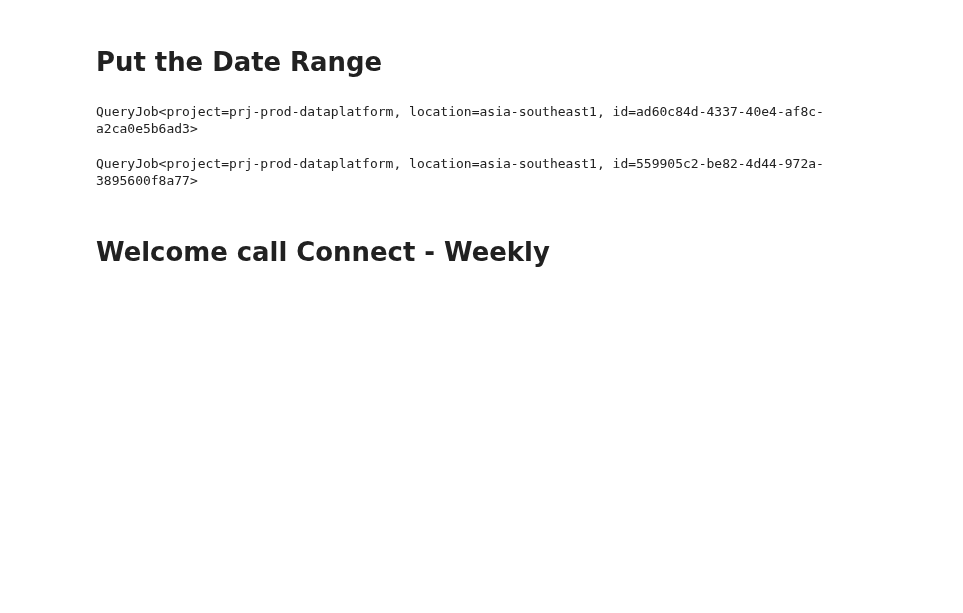
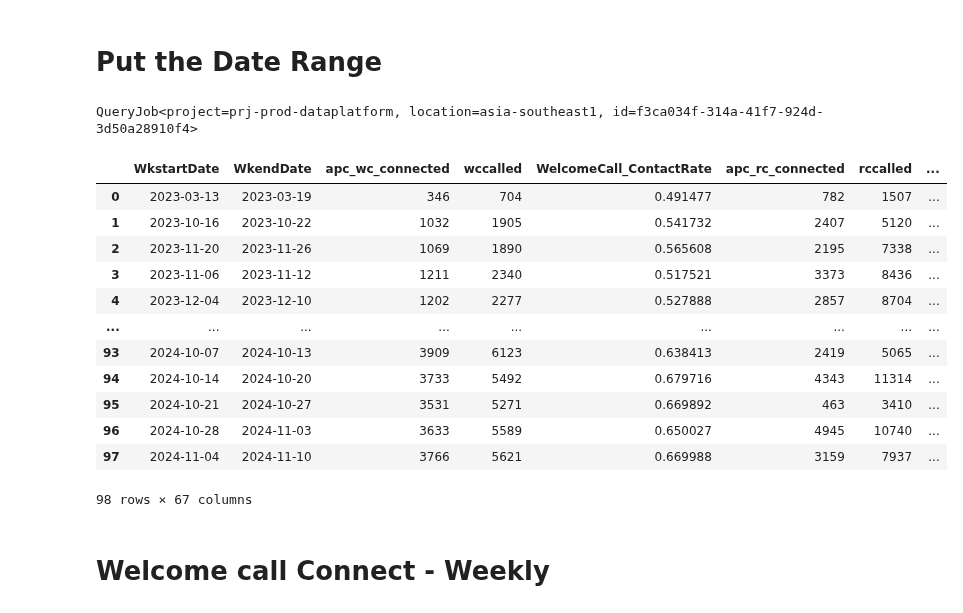
Before and after one commit to dchakroborti-tonik/WeeklyKPI, a Jupyter notebook: Notebook/New_KPI_Weekly_Report_V7.ipynb, the cells around one changed output. Drawn from its saved outputs; the diff is of its cells as text; code cells hidden in the pictures; blank space fills up the shorter version.

```diff
--- a/Notebook/New_KPI_Weekly_Report_V7.ipynb
+++ b/Notebook/New_KPI_Weekly_Report_V7.ipynb
@@ -31,28 +31,40 @@ ed = '2024-11-10'
 # %%
-# sq = f"""delete from `dap_ds_poweruser_playground.collection_Weekly_kpi_v6` where WkstartDate = ('{sd}')"""
+sq = f"""delete from `dap_ds_poweruser_playground.collection_Weekly_kpi_v6` where WkstartDate = ('{sd}')"""
 
-# client.query(sq)
+client.query(sq)
+# %% [output]
+QueryJob<project=prj-prod-dataplatform, location=asia-southeast1, id=f3ca034f-314a-41f7-924d-3d50a28910f4>
 # %%
-# sq = """select * from `dap_ds_poweruser_playground.collection_Weekly_kpi_v6`;"""
+sq = """select * from `dap_ds_poweruser_playground.collection_Weekly_kpi_v6`;"""
 
-# dfd = client.query(sq).to_dataframe()
+dfd = client.query(sq).to_dataframe()
 
-# dfd
+dfd
+# %% [output]
+|  | WkstartDate | WkendDate | apc_wc_connected | wccalled | WelcomeCall_ContactRate | apc_rc_connected | rccalled | ... |
+| 0 | 2023-03-13 | 2023-03-19 | 346 | 704 | 0.491477 | 782 | 1507 | ... |
+| 1 | 2023-10-16 | 2023-10-22 | 1032 | 1905 | 0.541732 | 2407 | 5120 | ... |
+| 2 | 2023-11-20 | 2023-11-26 | 1069 | 1890 | 0.565608 | 2195 | 7338 | ... |
+| 3 | 2023-11-06 | 2023-11-12 | 1211 | 2340 | 0.517521 | 3373 | 8436 | ... |
+| 4 | 2023-12-04 | 2023-12-10 | 1202 | 2277 | 0.527888 | 2857 | 8704 | ... |
+| ... | ... | ... | ... | ... | ... | ... | ... | ... |
+| 93 | 2024-10-07 | 2024-10-13 | 3909 | 6123 | 0.638413 | 2419 | 5065 | ... |
+| 94 | 2024-10-14 | 2024-10-20 | 3733 | 5492 | 0.679716 | 4343 | 11314 | ... |
+| 95 | 2024-10-21 | 2024-10-27 | 3531 | 5271 | 0.669892 | 463 | 3410 | ... |
+| 96 | 2024-10-28 | 2024-11-03 | 3633 | 5589 | 0.650027 | 4945 | 10740 | ... |
+| 97 | 2024-11-04 | 2024-11-10 | 3766 | 5621 | 0.669988 | 3159 | 7937 | ... |
+98 rows × 67 columns
 # %%
-# Drop the temporary table
-sq = """Drop table if exists `dap_ds_poweruser_playground.collection_Weekly_kpi_v6_temp`;"""
-client.query(sq)
+# # Drop the temporary table
+# sq = """Drop table if exists `dap_ds_poweruser_playground.collection_Weekly_kpi_v6_temp`;"""
+# client.query(sq)
-# %% [output]
-QueryJob<project=prj-prod-dataplatform, location=asia-southeast1, id=ad60c84d-4337-40e4-af8c-a2ca0e5b6ad3>
 # %%
-# Create the temporary table dap_ds_poweruser_playground.collection_Weekly_kpi_v6_temp`;
+# # Create the temporary table dap_ds_poweruser_playground.collection_Weekly_kpi_v6_temp`;
 
-sq = """Create table `dap_ds_poweruser_playground.collection_Weekly_kpi_v6_temp` as
-select * from `dap_ds_poweruser_playground.collection_Weekly_kpi_v6`;"""
+# sq = """Create table `dap_ds_poweruser_playground.collection_Weekly_kpi_v6_temp` as
+# select * from `dap_ds_poweruser_playground.collection_Weekly_kpi_v6`;"""
 
-client.query(sq)
+# client.query(sq)
-# %% [output]
-QueryJob<project=prj-prod-dataplatform, location=asia-southeast1, id=559905c2-be82-4d44-972a-3895600f8a77>
 # %% [markdown]
 # Welcome call Connect - Weekly
 # %%
```
Also changed, not shown: parts of 31 cells of this notebook, 4 other files.
